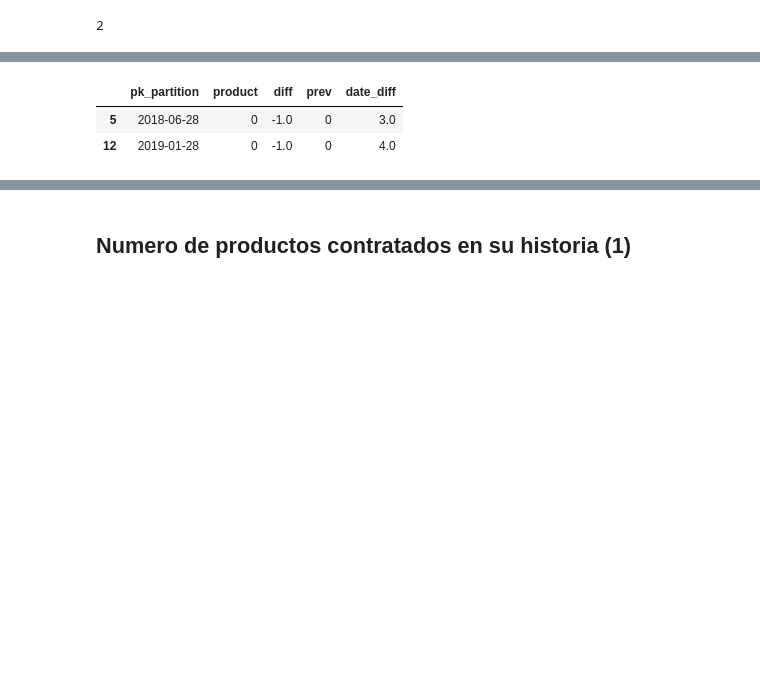
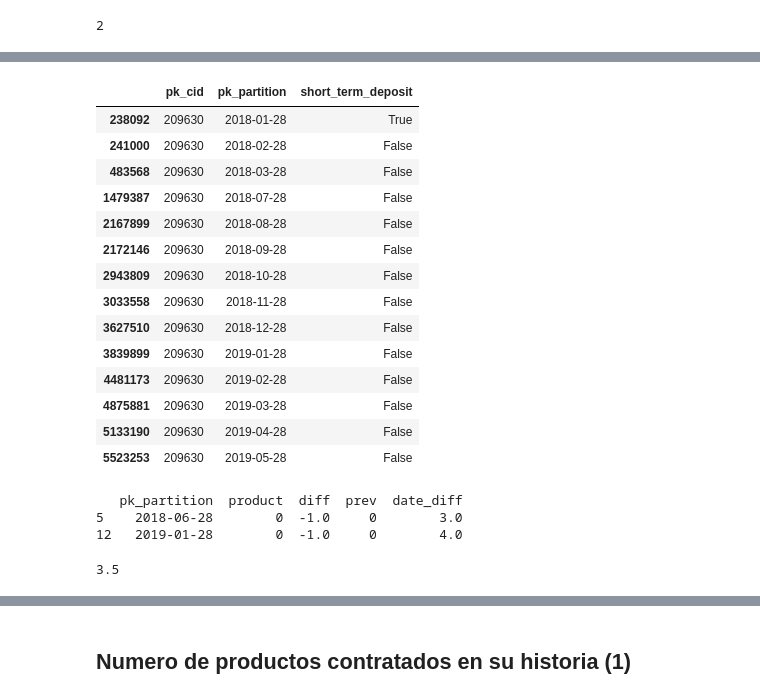
Before and after one commit to carlosperez1997/NDS_ProyectoFinal, a Jupyter notebook: 2_segmentacion/2_segmentacion.ipynb, the cells around one changed output, grey strips where cells are left out. Cells and saved outputs as stored; diff of their text form; code cells hidden in the pictures; blank space fills up the shorter version.

```diff
--- a/2_segmentacion/2_segmentacion.ipynb
+++ b/2_segmentacion/2_segmentacion.ipynb
@@ -618,3 +742,22 @@ def determinar_permanencia(data):
+# %%
+prod = 'short_term_deposit'
+df_whole[ df_whole['pk_cid'] == 209630 ][['pk_cid','pk_partition',prod]]
+# %% [output]
+|  | pk_cid | pk_partition | short_term_deposit |
+| 238092 | 209630 | 2018-01-28 | True |
+| 241000 | 209630 | 2018-02-28 | False |
+| 483568 | 209630 | 2018-03-28 | False |
+| 1479387 | 209630 | 2018-07-28 | False |
+| 2167899 | 209630 | 2018-08-28 | False |
+| 2172146 | 209630 | 2018-09-28 | False |
+| 2943809 | 209630 | 2018-10-28 | False |
+| 3033558 | 209630 | 2018-11-28 | False |
+| 3627510 | 209630 | 2018-12-28 | False |
+| 3839899 | 209630 | 2019-01-28 | False |
+| 4481173 | 209630 | 2019-02-28 | False |
+| 4875881 | 209630 | 2019-03-28 | False |
+| 5133190 | 209630 | 2019-04-28 | False |
+| 5523253 | 209630 | 2019-05-28 | False |
 # %%
 test_data = pd.DataFrame( [0,0,1,1,1,0,0,0,1,1,1,1,0,0,0,1,1], index=partitions )
 test_data.reset_index(inplace=True)
@@ -622,9 +765,13 @@ test_data.columns = ['pk_partition','product']
 test_data['pk_partition'] = pd.to_datetime( test_data['pk_partition'] )
 test_data.set_index('pk_partition',inplace=True)
 
-determinar_permanencia(test_data)
+perm = determinar_permanencia(test_data)
+print(perm)
+
+perm['date_diff'].sum()/len(perm['date_diff'])
 # expected result: 3, 4
 # %% [output]
-|  | pk_partition | product | diff | prev | date_diff |
-| 5 | 2018-06-28 | 0 | -1.0 | 0 | 3.0 |
-| 12 | 2019-01-28 | 0 | -1.0 | 0 | 4.0 |
+   pk_partition  product  diff  prev  date_diff
+5    2018-06-28        0  -1.0     0        3.0
+12   2019-01-28        0  -1.0     0        4.0
+3.5
```
Also changed, not shown: parts of 37 cells of this notebook, 2 other files.
